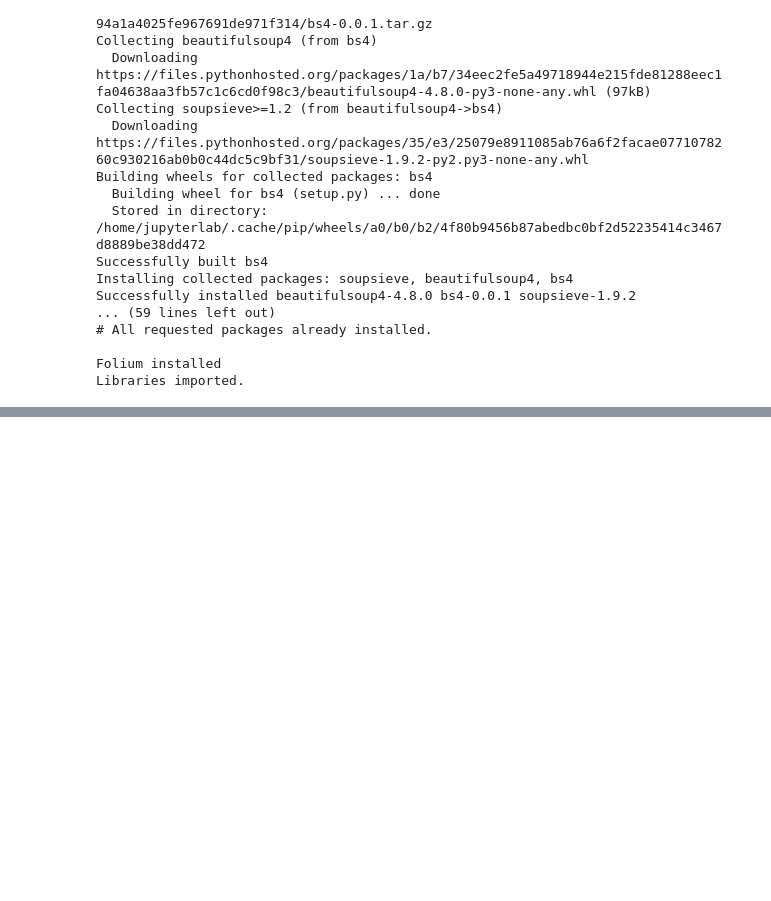
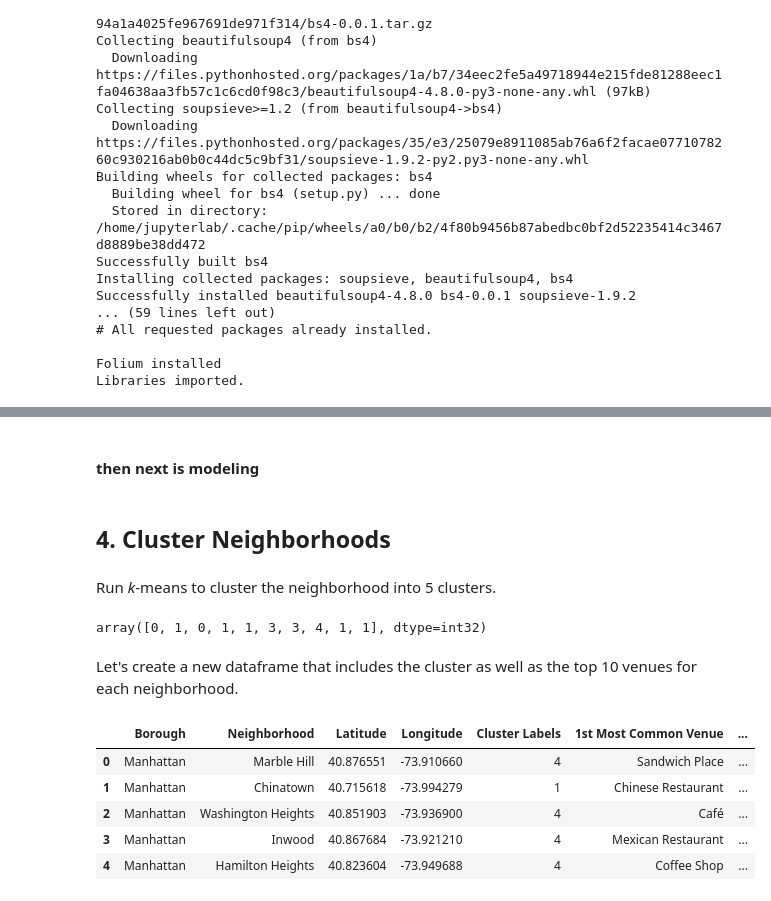
Before and after one commit to jboyce95/Coursera-IBM-DS-Capstone_Wk4-5, a Jupyter notebook: Coursera_Capstone_Toronto_Wk4-5.ipynb, the cells around one changed output, grey strips where cells are left out. Saved outputs shown, nothing was run; the diff lists cells and outputs as text; code cells hidden in the pictures; blank space fills up the shorter version.

```diff
--- a/Coursera_Capstone_Toronto_Wk4-5.ipynb
+++ b/Coursera_Capstone_Toronto_Wk4-5.ipynb
@@ -64,0 +450,38 @@ Libraries imported.
+# %% [markdown]
+#### then next is modeling
+# %% [markdown]
+## 4. Cluster Neighborhoods
+# %% [markdown]
+Run *k*-means to cluster the neighborhood into 5 clusters.
+# %%
+# set number of clusters
+kclusters = 5
+
+manhattan_grouped_clustering = manhattan_grouped.drop('Neighborhood', 1)
+
+# run k-means clustering
+kmeans = KMeans(n_clusters=kclusters, random_state=0).fit(manhattan_grouped_clustering)
+
+# check cluster labels generated for each row in the dataframe
+kmeans.labels_[0:10]
+# %% [output]
+array([0, 1, 0, 1, 1, 3, 3, 4, 1, 1], dtype=int32)
+# %% [markdown]
+Let's create a new dataframe that includes the cluster as well as the top 10 venues for each neighborhood.
+# %%
+# add clustering labels
+neighborhoods_venues_sorted.insert(0, 'Cluster Labels', kmeans.labels_)
+
+manhattan_merged = manhattan_data
+
+# merge toronto_grouped with toronto_data to add latitude/longitude for each neighborhood
+manhattan_merged = manhattan_merged.join(neighborhoods_venues_sorted.set_index('Neighborhood'), on='Neighborhood')
+
+manhattan_merged.head() # check the last columns!
+# %% [output]
+|  | Borough | Neighborhood | Latitude | Longitude | Cluster Labels | 1st Most Common Venue | ... |
+| 0 | Manhattan | Marble Hill | 40.876551 | -73.910660 | 4 | Sandwich Place | ... |
+| 1 | Manhattan | Chinatown | 40.715618 | -73.994279 | 1 | Chinese Restaurant | ... |
+| 2 | Manhattan | Washington Heights | 40.851903 | -73.936900 | 4 | Café | ... |
+| 3 | Manhattan | Inwood | 40.867684 | -73.921210 | 4 | Mexican Restaurant | ... |
+| 4 | Manhattan | Hamilton Heights | 40.823604 | -73.949688 | 4 | Coffee Shop | ... |
```
Also changed, not shown: parts of 48 cells of this notebook.
